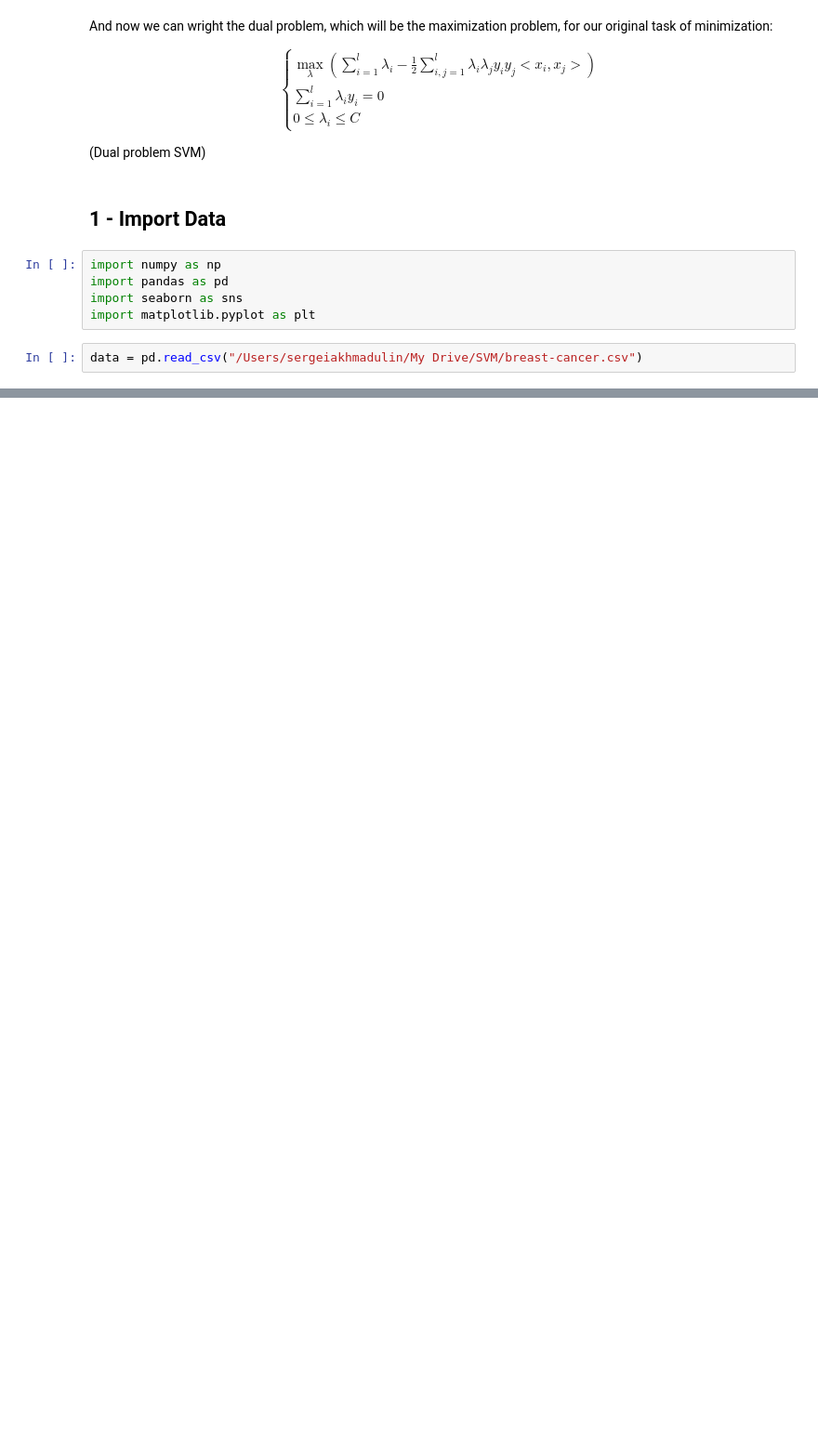
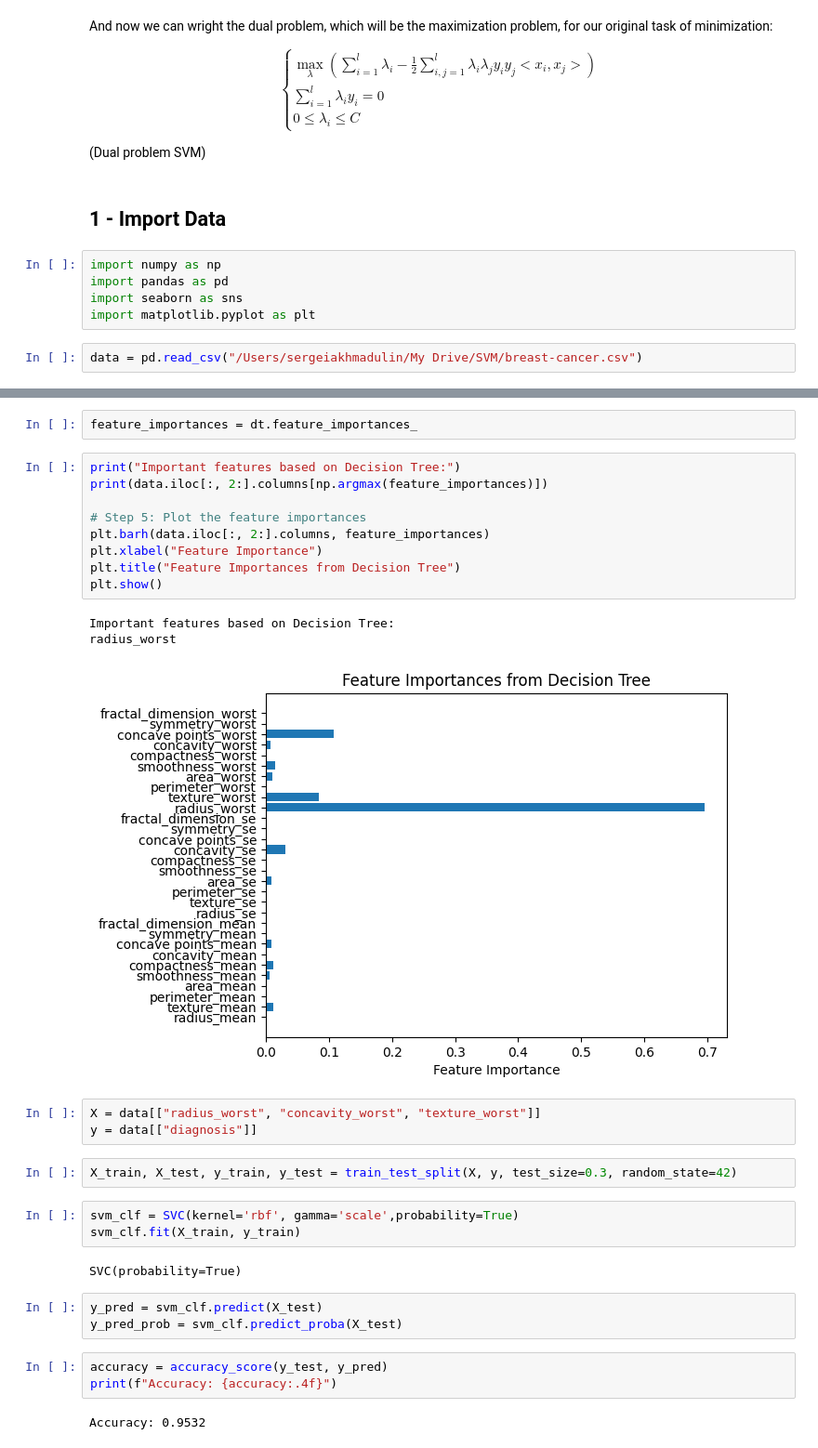
Before and after one commit to SergeyAkh/SVM, a Jupyter notebook: SVM.ipynb, the cells around one changed output, grey strips where cells are left out. Shown at 93% size. Cells and saved outputs as stored; diff of their text form; blank space fills up the shorter version.

```diff
--- a/SVM.ipynb
+++ b/SVM.ipynb
@@ -164,0 +231,33 @@ plt.show()
+# %%
+feature_importances = dt.feature_importances_
+# %%
+print("Important features based on Decision Tree:")
+print(data.iloc[:, 2:].columns[np.argmax(feature_importances)])
+
+# Step 5: Plot the feature importances
+plt.barh(data.iloc[:, 2:].columns, feature_importances)
+plt.xlabel("Feature Importance")
+plt.title("Feature Importances from Decision Tree")
+plt.show()
+# %% [output]
+Important features based on Decision Tree:
+radius_worst
+[figure, added]
+# %%
+X = data[["radius_worst", "concavity_worst", "texture_worst"]]
+y = data[["diagnosis"]]
+# %%
+X_train, X_test, y_train, y_test = train_test_split(X, y, test_size=0.3, random_state=42)
+# %%
+svm_clf = SVC(kernel='rbf', gamma='scale',probability=True)
+svm_clf.fit(X_train, y_train)
+# %% [output]
+SVC(probability=True)
+# %%
+y_pred = svm_clf.predict(X_test)
+y_pred_prob = svm_clf.predict_proba(X_test)
+# %%
+accuracy = accuracy_score(y_test, y_pred)
+print(f"Accuracy: {accuracy:.4f}")
+# %% [output]
+Accuracy: 0.9532
```
Also changed, not shown: parts of 18 cells of this notebook.
